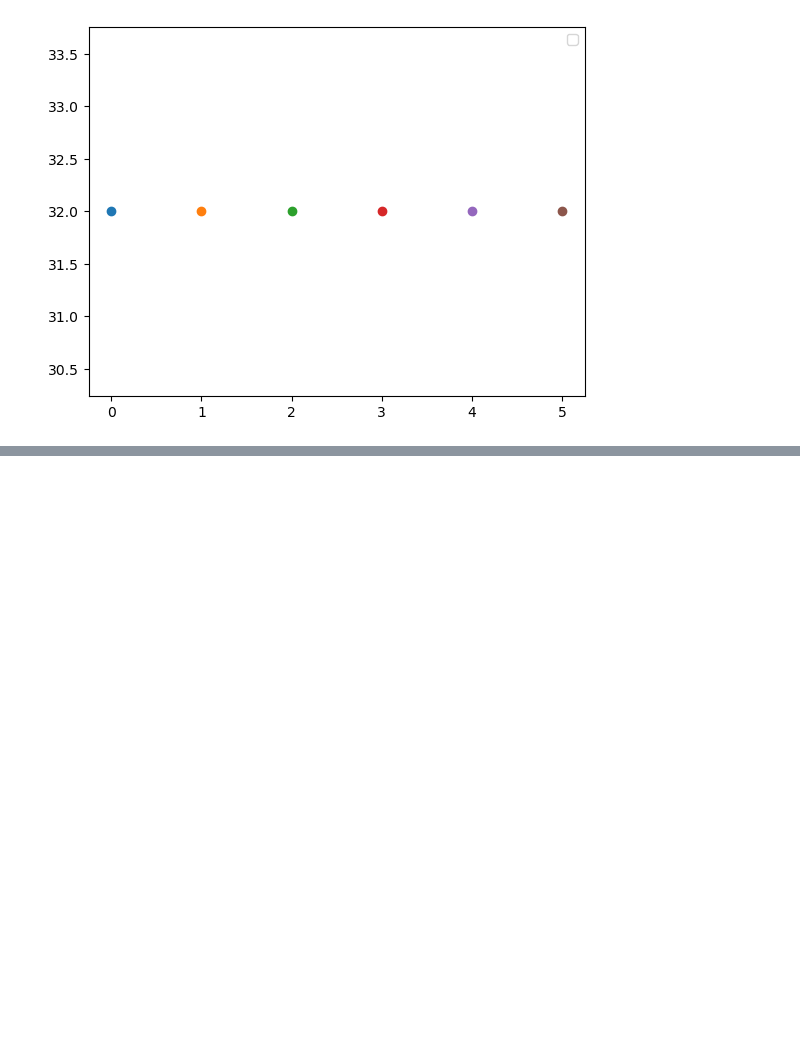
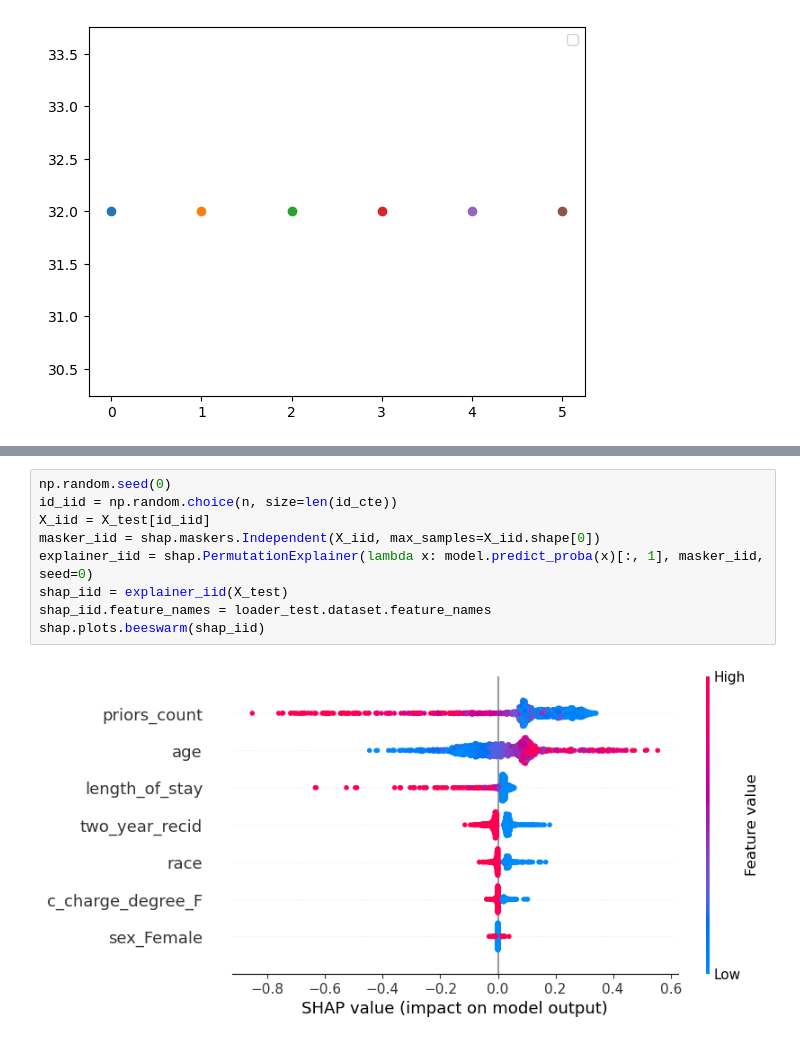
Before and after one commit to kateqwerty001/bsc-compress-then-explain, a Jupyter notebook: examples/cte_hyperparameters_tests.ipynb, the cells around one changed output, grey strips where cells are left out. Cells and saved outputs as stored; diff of their text form; blank space fills up the shorter version.

```diff
--- a/examples/cte_hyperparameters_tests.ipynb
+++ b/examples/cte_hyperparameters_tests.ipynb
@@ -164,0 +182,11 @@ plt.show()
+# %%
+np.random.seed(0)
+id_iid = np.random.choice(n, size=len(id_cte))
+X_iid = X_test[id_iid]
+masker_iid = shap.maskers.Independent(X_iid, max_samples=X_iid.shape[0])
+explainer_iid = shap.PermutationExplainer(lambda x: model.predict_proba(x)[:, 1], masker_iid, seed=0)
+shap_iid = explainer_iid(X_test)
+shap_iid.feature_names = loader_test.dataset.feature_names
+shap.plots.beeswarm(shap_iid)
+# %% [output]
+[figure, added]
```
Also changed, not shown: parts of 9 cells of this notebook, 2 other files.
